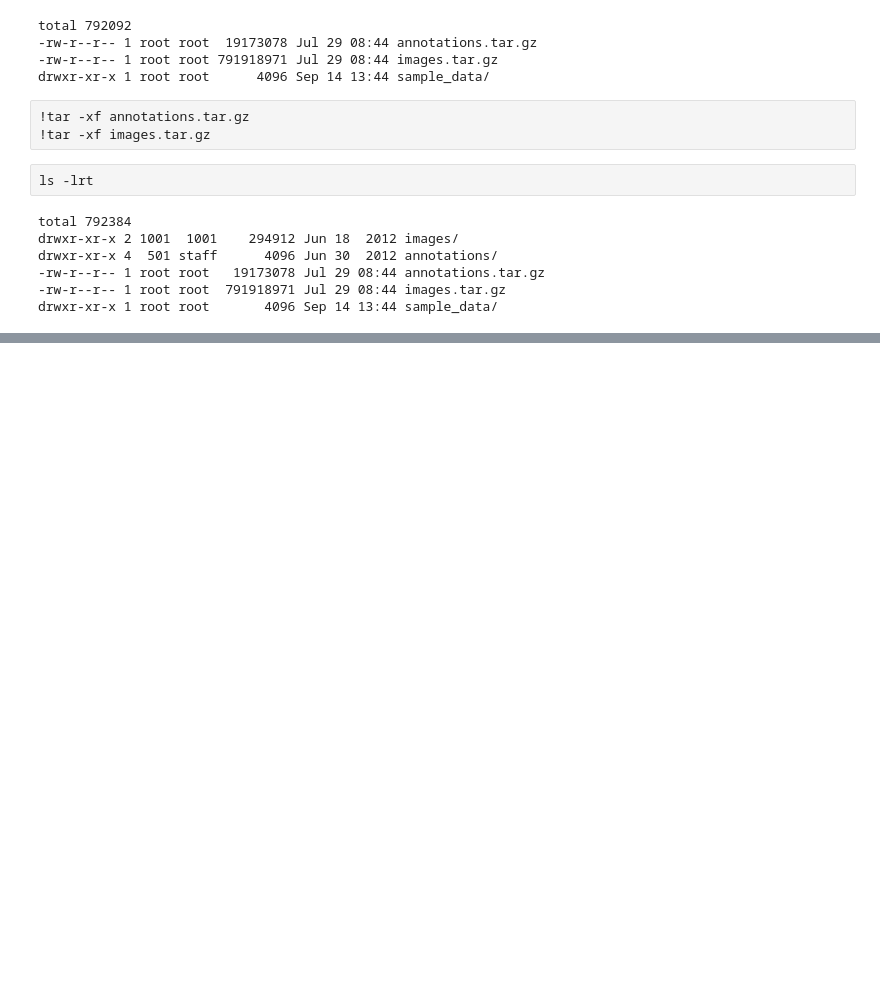
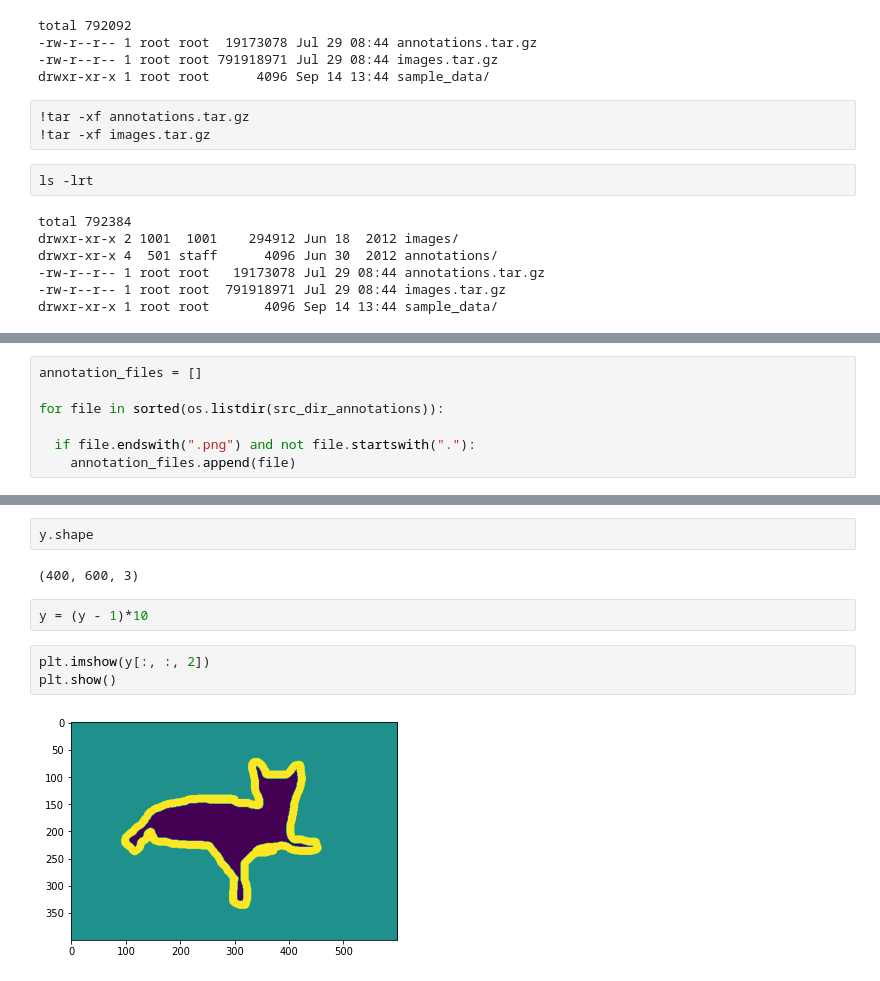
Before and after one commit to santoshrsarangi/tensorflow, a Jupyter notebook: computer-vision/5_image_segmentation.ipynb, the cells around one changed output, grey strips where cells are left out. Cells and saved outputs as stored; diff of their text form; blank space fills up the shorter version.

```diff
--- a/computer-vision/5_image_segmentation.ipynb
+++ b/computer-vision/5_image_segmentation.ipynb
@@ -56,0 +70,7 @@ drwxr-xr-x 1 root root       4096 Sep 14 13:44 sample_data/
+# %%
+annotation_files = []
+
+for file in sorted(os.listdir(src_dir_annotations)):
+
+  if file.endswith(".png") and not file.startswith("."):
+    annotation_files.append(file)
@@ -60,0 +105,11 @@ from tensorflow.keras import layers
+# %%
+y.shape
+# %% [output]
+(400, 600, 3)
+# %%
+y = (y - 1)*10
+# %%
+plt.imshow(y[:, :, 2])
+plt.show()
+# %% [output]
+[figure, added]
```
Also changed, not shown: parts of 14 cells of this notebook.
